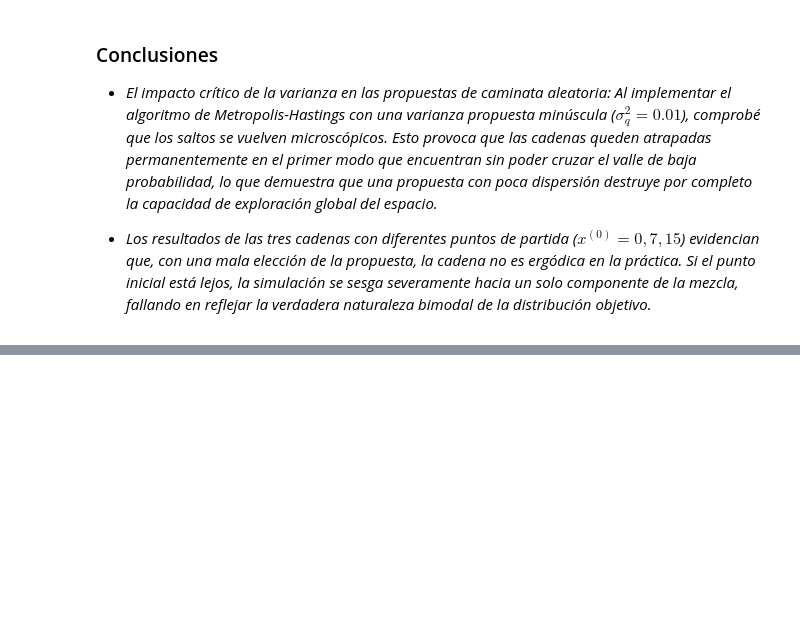
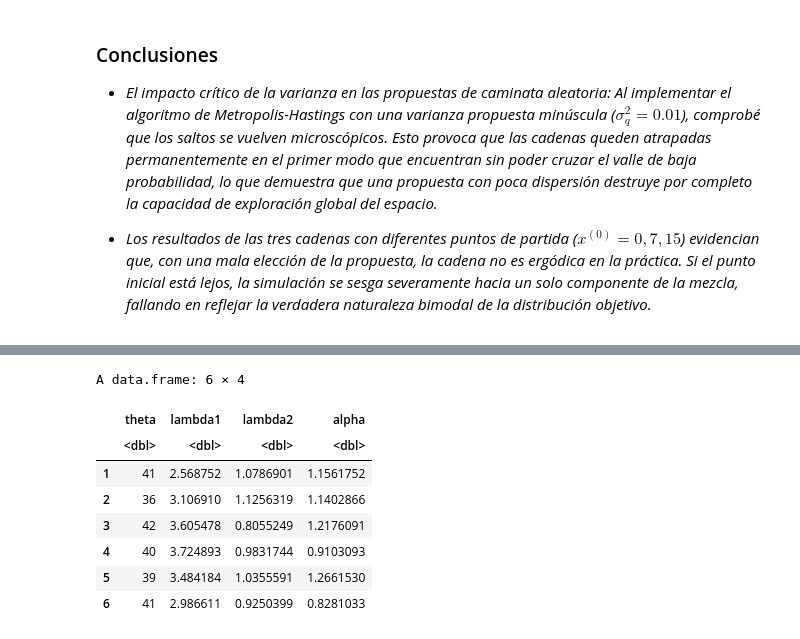
Before and after one commit to Nicolas-Bernal/Simulacion-Estadistica, a Jupyter notebook: MARKOV CHAIN MONTE CARLO/Metropolis Hasting/METROPOLIS–HASTINGS_ALGORITHM.ipynb, the cells around one changed output, grey strips where cells are left out. Cells and saved outputs as stored; diff of their text form; code cells hidden in the pictures; blank space fills up the shorter version.

```diff
--- a/MARKOV CHAIN MONTE CARLO/Metropolis Hasting/METROPOLIS–HASTINGS_ALGORITHM.ipynb
+++ b/MARKOV CHAIN MONTE CARLO/Metropolis Hasting/METROPOLIS–HASTINGS_ALGORITHM.ipynb
@@ -583,0 +776,16 @@ Al implementar el algoritmo de Metropolis-Hastings con una varianza propuesta mi
+# %%
+set.seed(123)
+
+resultados = gibbs(X, 10000)
+
+head(resultados)
+# %% [output]
+A data.frame: 6 × 4
+|  | theta | lambda1 | lambda2 | alpha |
+|  | <dbl> | <dbl> | <dbl> | <dbl> |
+| 1 | 41 | 2.568752 | 1.0786901 | 1.1561752 |
+| 2 | 36 | 3.106910 | 1.1256319 | 1.1402866 |
+| 3 | 42 | 3.605478 | 0.8055249 | 1.2176091 |
+| 4 | 40 | 3.724893 | 0.9831744 | 0.9103093 |
+| 5 | 39 | 3.484184 | 1.0355591 | 1.2661530 |
+| 6 | 41 | 2.986611 | 0.9250399 | 0.8281033 |
```
Also changed, not shown: parts of 18 cells of this notebook.
